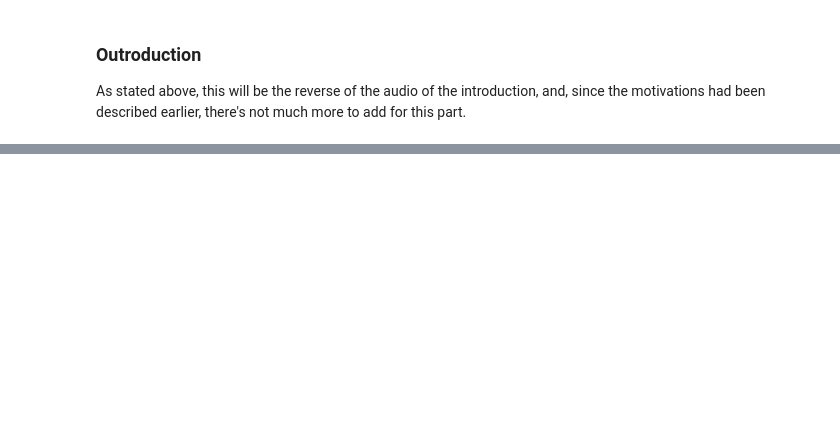
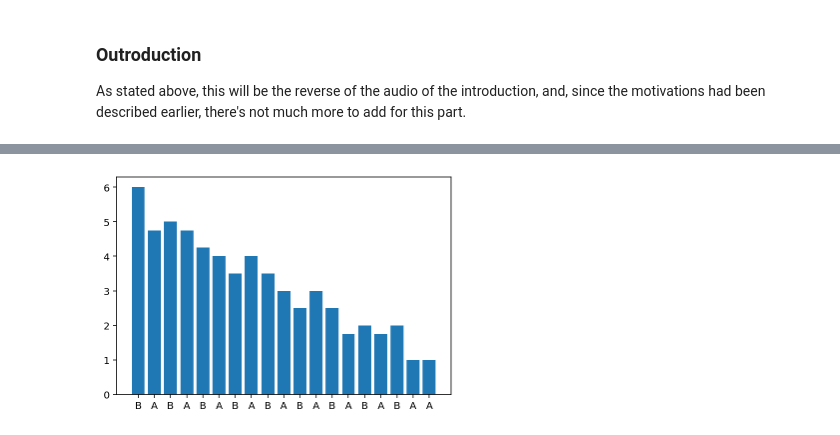
Before and after one commit to olsdavis/digimus, a Jupyter notebook: milestone2.ipynb, the cells around one changed output, grey strips where cells are left out. Drawn from its saved outputs; the diff is of its cells as text; code cells hidden in the pictures; blank space fills up the shorter version.

```diff
--- a/milestone2.ipynb
+++ b/milestone2.ipynb
@@ -453,7 +459,7 @@ def csp_chooser(trans, leavesa):
 # %%
 
 #Define Nardis A CSP chords
-nardis.append(meter.TimeSignature('4/4'))
+nardisa.append(meter.TimeSignature('4/4'))
 #Standard voicings here too
 Em7 = chord.Chord('E G B D', quarterLength = 4)
 FM7 = chord.Chord('F A C E', quarterLength = 4)
@@ -588,0 +678,11 @@ Let us recap the structure that we have in mind since Milestone I. We want to fi
+# %%
+parts = {
+    "A": 32,
+    "B": 32,
+}
+maxDuration = 6
+total = 60
+
+sequence = generateSequence(parts, maxDuration, total)
+for part in sequence:
+    print(part)
@@ -588,0 +709,9 @@ Let us recap the structure that we have in mind since Milestone I. We want to fi
+# %%
+yplot = [part[1] for part in sequence]
+xAxis = [part[0] for part in sequence]
+xValue = np.arange(len(xAxis))
+plt.bar(xValue, yplot)
+plt.xticks(xValue, xAxis)
+plt.show()
+# %% [output]
+[figure, added]
```
Also changed, not shown: parts of 9 cells of this notebook, 1 other file.
